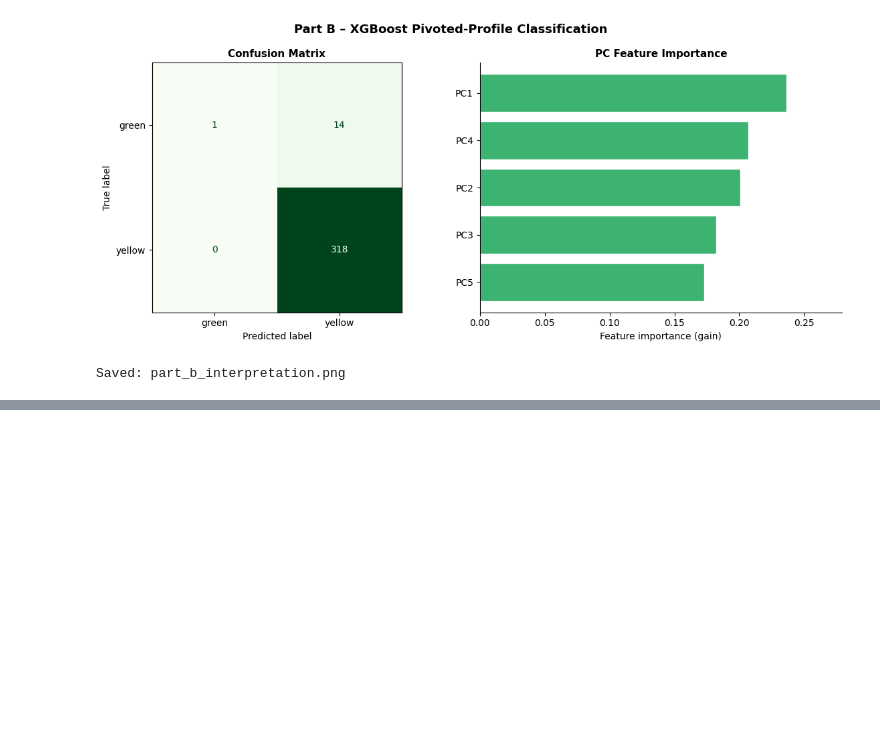
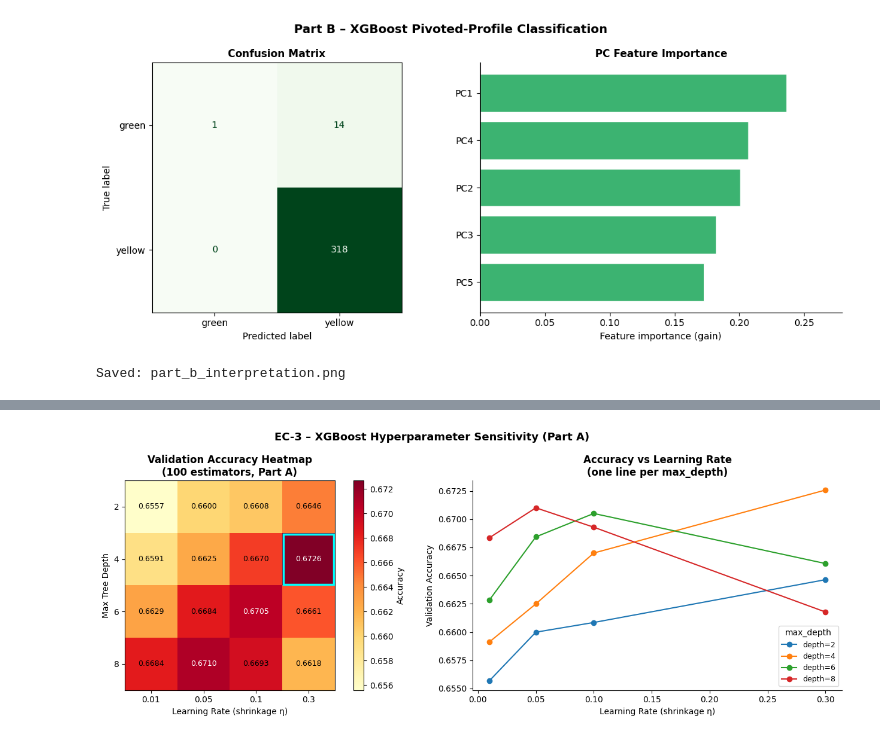
Before and after one commit to j1doan/ucsd-dsc204, a Jupyter notebook: hw4_output/xgboost_taxi.ipynb, the cells around one changed output, grey strips where cells are left out. Drawn from its saved outputs; the diff is of its cells as text; code cells hidden in the pictures; blank space fills up the shorter version.

```diff
--- a/hw4_output/xgboost_taxi.ipynb
+++ b/hw4_output/xgboost_taxi.ipynb
@@ -561,0 +777,92 @@ Results are reproduced by setting `RANDOM_SEED = 42`.
+# %%
+# ── EC-3: XGBoost Hyperparameter Sensitivity ─────────────────────────────
+# Sweep max_depth × learning_rate on Part A; display accuracy heatmap.
+
+from itertools import product as iproduct
+
+MAX_DEPTHS     = [2, 4, 6, 8]
+LEARNING_RATES = [0.01, 0.05, 0.10, 0.30]
+
+print(f"Sweeping {len(MAX_DEPTHS) * len(LEARNING_RATES)} configurations …\n")
+print(f"{'max_depth':>10} {'lr':>6}  {'acc':>7}")
+print("-" * 28)
+
+sweep_results = {}
+for depth, lr in iproduct(MAX_DEPTHS, LEARNING_RATES):
+    clf_sw = XGBClassifier(
+        objective     = "multi:softmax",
+        num_class     = n_classes_a,
+        n_estimators  = 100,
+        max_depth     = depth,
+        learning_rate = lr,
+        subsample     = 0.8,
+        random_state  = RANDOM_SEED,
+        eval_metric   = "mlogloss",
+        verbosity     = 0,
+    )
+    clf_sw.fit(X_a_train, y_a_train)
+    acc = accuracy_score(y_a_val, clf_sw.predict(X_a_val))
+    sweep_results[(depth, lr)] = acc
+    print(f"{depth:>10} {lr:>6.2f}  {acc:.4f}")
+
+# ── Heatmap ───────────────────────────────────────────────────────────────
+acc_grid = np.array(
+    [[sweep_results[(d, lr)] for lr in LEARNING_RATES] for d in MAX_DEPTHS]
+)
+
+best_i, best_j = np.unravel_index(acc_grid.argmax(), acc_grid.shape)
+print(f"\nBest: max_depth={MAX_DEPTHS[best_i]}, lr={LEARNING_RATES[best_j]}"
+      f" → accuracy={acc_grid[best_i, best_j]:.4f}")
+
+fig_ec3, axes_ec3 = plt.subplots(1, 2, figsize=(14, 5))
+
+# -- Left: heatmap --
+ax_heat = axes_ec3[0]
+im = ax_heat.imshow(
+    acc_grid, cmap="YlOrRd",
+    vmin=acc_grid.min() - 1e-4,
+    vmax=acc_grid.max() + 1e-4,
+)
+ax_heat.set_xticks(range(len(LEARNING_RATES)))
+ax_heat.set_yticks(range(len(MAX_DEPTHS)))
+ax_heat.set_xticklabels([str(lr) for lr in LEARNING_RATES])
+ax_heat.set_yticklabels([str(d)  for d  in MAX_DEPTHS])
+ax_heat.set_xlabel("Learning Rate (shrinkage η)")
+ax_heat.set_ylabel("Max Tree Depth")
+ax_heat.set_title("Validation Accuracy Heatmap\n(100 estimators, Part A)",
+                   fontweight="bold")
+# Annotate cells
+for i, j in np.ndindex(acc_grid.shape):
+    txt_color = "white" if acc_grid[i, j] > acc_grid.mean() + 0.005 else "black"
+    ax_heat.text(j, i, f"{acc_grid[i, j]:.4f}",
+                 ha="center", va="center", fontsize=9, color=txt_color)
+# Mark best
+ax_heat.add_patch(plt.Rectangle(
+    (best_j - 0.48, best_i - 0.48), 0.96, 0.96,
+    fill=False, edgecolor="cyan", lw=2.5, label="Best",
+))
+plt.colorbar(im, ax=ax_heat, label="Accuracy")
+
+# -- Right: line plot (accuracy vs lr, one line per depth) --
+ax_line = axes_ec3[1]
+for i, depth in enumerate(MAX_DEPTHS):
+    ax_line.plot(
+        LEARNING_RATES,
+        [sweep_results[(depth, lr)] for lr in LEARNING_RATES],
+        marker="o", label=f"depth={depth}",
+    )
+ax_line.set_xlabel("Learning Rate (shrinkage η)")
+ax_line.set_ylabel("Validation Accuracy")
+ax_line.set_title("Accuracy vs Learning Rate\n(one line per max_depth)",
+                   fontweight="bold")
+ax_line.legend(title="max_depth", fontsize=9)
+for sp in ["top", "right"]:
+    ax_line.spines[sp].set_visible(False)
+
+fig_ec3.suptitle("EC-3 – XGBoost Hyperparameter Sensitivity (Part A)",
+                  fontsize=13, fontweight="bold")
+plt.tight_layout()
+plt.savefig("ec3_hyperparams.png", dpi=120, bbox_inches="tight")
+plt.show()
+print("Saved: ec3_hyperparams.png")
+# %% [output]
@@ -561,0 +886 @@ Results are reproduced by setting `RANDOM_SEED = 42`.
+[figure, added]
```
Also changed, not shown: parts of 8 cells of this notebook, 3 other files.
